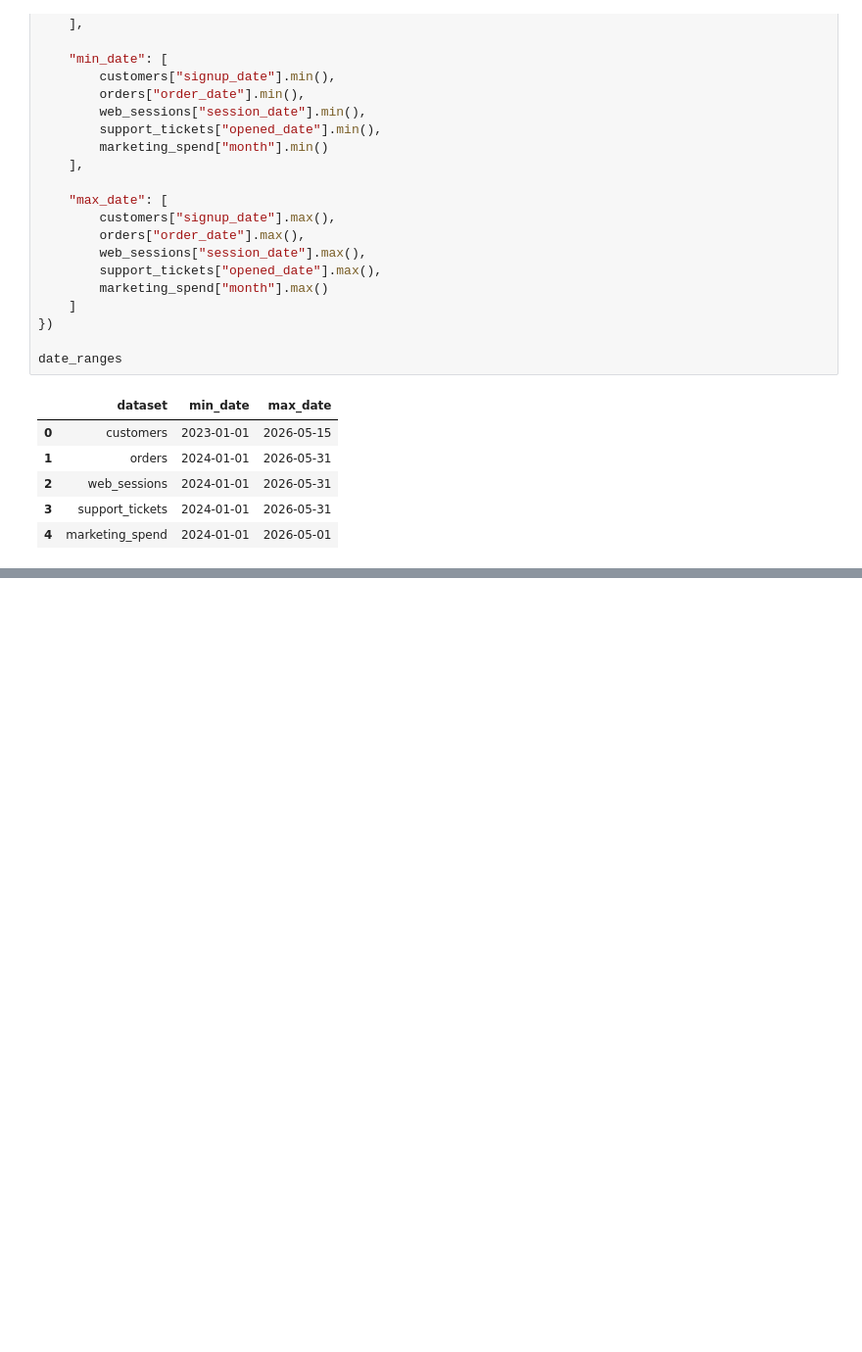
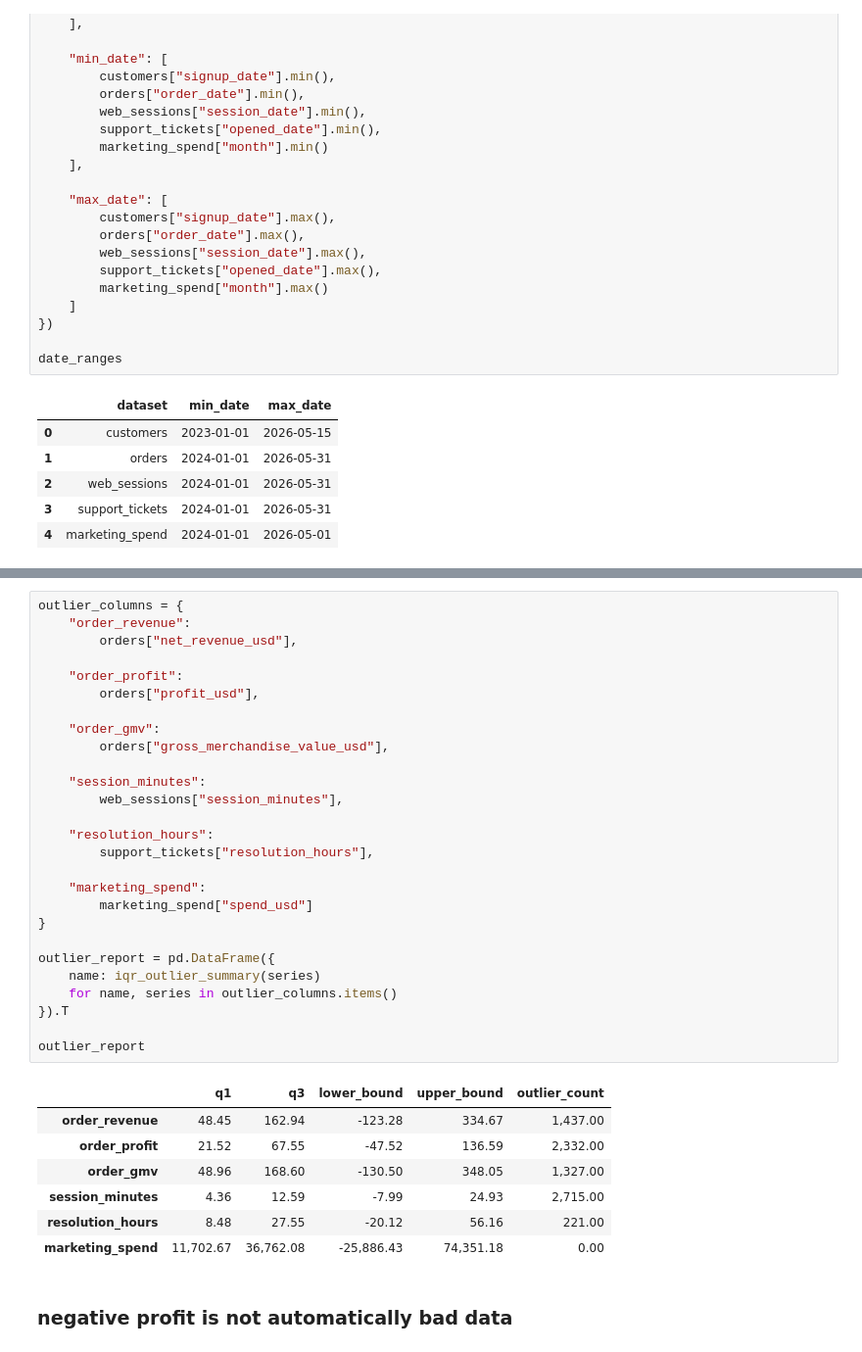
Before and after one commit to mansidevi8128-glitch/RetailPulse360-Customer-Analytics, a Jupyter notebook: notebooks/01_data_quality_eda.ipynb, the cells around one changed output, grey strips where cells are left out. Shown at 98% size. Saved outputs shown, nothing was run; the diff lists cells and outputs as text; blank space fills up the shorter version.

Commit message:
Complete project foundation and data quality validation

```diff
--- a/notebooks/01_data_quality_eda.ipynb
+++ b/notebooks/01_data_quality_eda.ipynb
@@ -442,0 +1118,37 @@ date_ranges
+# %%
+outlier_columns = {
+    "order_revenue":
+        orders["net_revenue_usd"],
+
+    "order_profit":
+        orders["profit_usd"],
+
+    "order_gmv":
+        orders["gross_merchandise_value_usd"],
+
+    "session_minutes":
+        web_sessions["session_minutes"],
+
+    "resolution_hours":
+        support_tickets["resolution_hours"],
+
+    "marketing_spend":
+        marketing_spend["spend_usd"]
+}
+
+outlier_report = pd.DataFrame({
+    name: iqr_outlier_summary(series)
+    for name, series in outlier_columns.items()
+}).T
+
+outlier_report
+# %% [output]
+|  | q1 | q3 | lower_bound | upper_bound | outlier_count |
+| order_revenue | 48.45 | 162.94 | -123.28 | 334.67 | 1,437.00 |
+| order_profit | 21.52 | 67.55 | -47.52 | 136.59 | 2,332.00 |
+| order_gmv | 48.96 | 168.60 | -130.50 | 348.05 | 1,327.00 |
+| session_minutes | 4.36 | 12.59 | -7.99 | 24.93 | 2,715.00 |
+| resolution_hours | 8.48 | 27.55 | -20.12 | 56.16 | 221.00 |
+| marketing_spend | 11,702.67 | 36,762.08 | -25,886.43 | 74,351.18 | 0.00 |
+# %% [markdown]
+### negative profit is not automatically bad data
```
Also changed, not shown: parts of 53 cells of this notebook.
